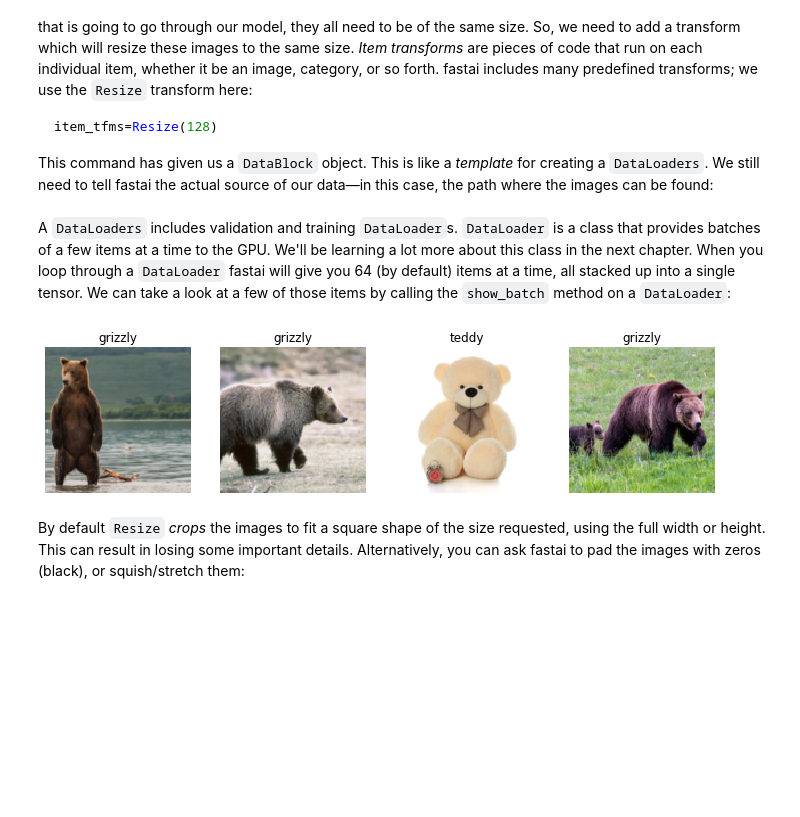
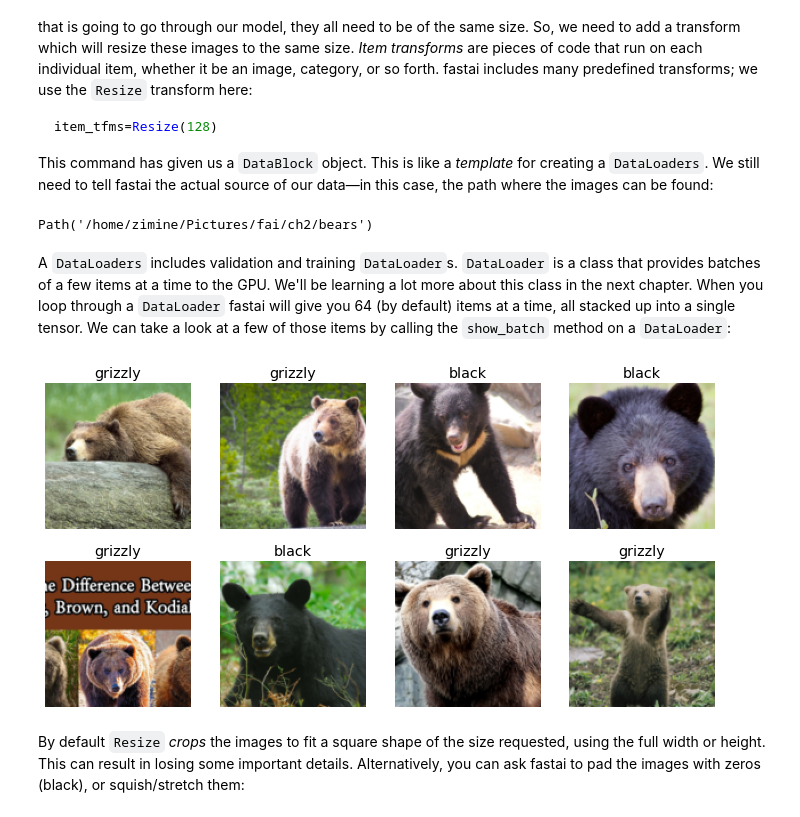
Before and after one commit to slzdevsnp/fastbook, a Jupyter notebook: 02_production.ipynb, the cells around one changed output. Drawn from its saved outputs; the diff is of its cells as text; code cells hidden in the pictures; blank space fills up the shorter version.

Commit message:
ch 02bear_classify

````diff
--- a/02_production.ipynb
+++ b/02_production.ipynb
@@ -157,4 +168,6 @@ im.to_thumb(128,128)
 This seems to have worked nicely, so let's use fastai's `download_images` to download all the URLs for each of our search terms. We'll put each in a separate folder:
 # %%
 bear_types = 'grizzly','black','teddy'
-path = Path('bears')
+path = Path('/home/zimine/Pictures/fai/ch2/bears')
+print(path)
+!pwd
@@ -297,13 +329,17 @@ item_tfms=Resize(128)
 ```
 
 This command has given us a `DataBlock` object. This is like a *template* for creating a `DataLoaders`. We still need to tell fastai the actual source of our data—in this case, the path where the images can be found:
+# %%
+path
+# %% [output]
+Path('/home/zimine/Pictures/fai/ch2/bears')
 # %%
 dls = bears.dataloaders(path)
 # %% [markdown]
 A `DataLoaders` includes validation and training `DataLoader`s. `DataLoader` is a class that provides batches of a few items at a time to the GPU. We'll be learning a lot more about this class in the next chapter. When you loop through a `DataLoader` fastai will give you 64 (by default) items at a time, all stacked up into a single tensor. We can take a look at a few of those items by calling the `show_batch` method on a `DataLoader`:
 # %%
-dls.valid.show_batch(max_n=4, nrows=1)
+dls.valid.show_batch(max_n=8, nrows=2)
 # %% [output]
-[figure, old version]
+[figure, new version]
 # %% [markdown]
 By default `Resize` *crops* the images to fit a square shape of the size requested, using the full width or height. This can result in losing some important details. Alternatively, you can ask fastai to pad the images with zeros (black), or squish/stretch them:
````
Also changed, not shown: parts of 37 cells of this notebook, 1 other file.
